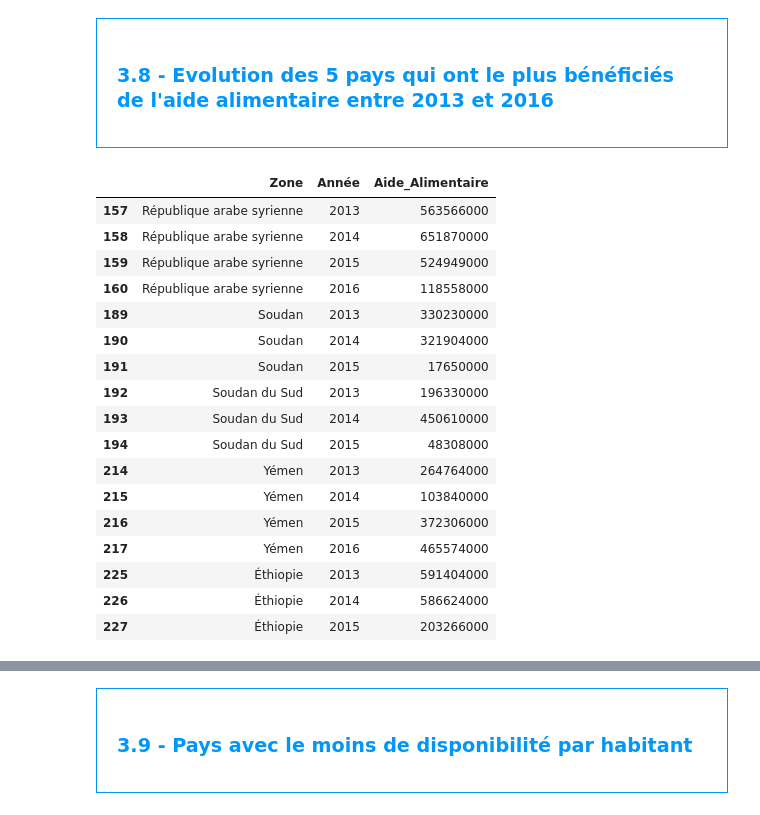
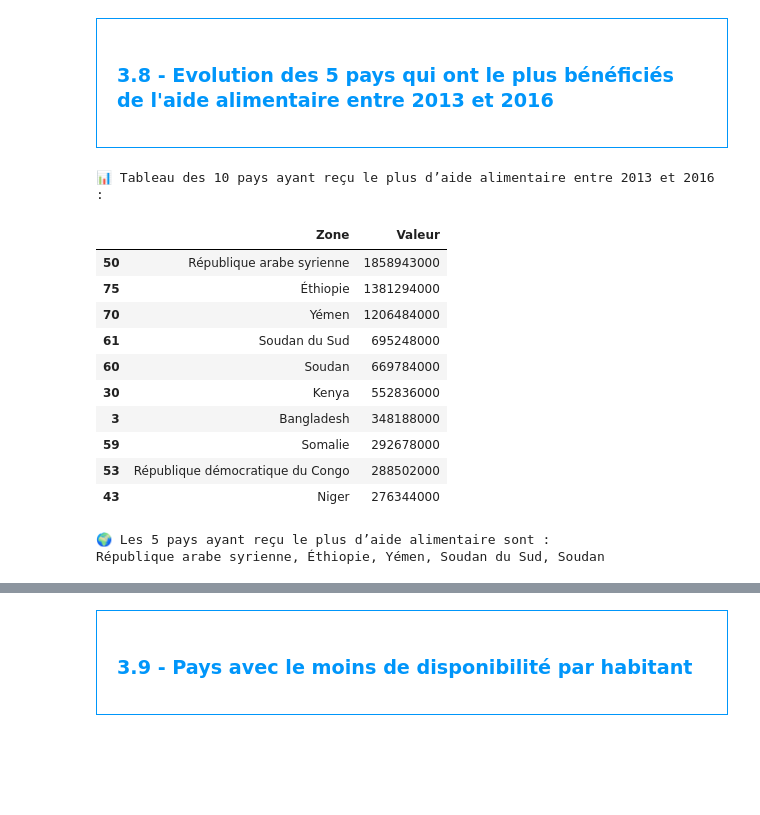
Before and after one commit to Stephane-OC/fao-project, a Jupyter notebook: Food_Security_Analysis_2013_2017.ipynb, the cells around one changed output, grey strips where cells are left out. Cells and saved outputs as stored; diff of their text form; code cells hidden in the pictures; blank space fills up the shorter version.

```diff
--- a/Food_Security_Analysis_2013_2017.ipynb
+++ b/Food_Security_Analysis_2013_2017.ipynb
@@ -765,22 +950,35 @@ cinq_pays_aide = cinq_pays_aide.loc[cinq_pays_aide["Zone"].isin(liste_pays), :]
 # %%
 #Affichage des pays avec l'aide alimentaire par année
 cinq_pays_aide
+
+# Somme de l’aide totale entre 2013 et 2016 par pays
+top_aide = (
+    aide_2013_2016
+    .groupby("Zone", as_index=False)["Valeur"]
+    .sum()
+    .sort_values("Valeur", ascending=False)
+    .head(10)
+)
+
+# Affichage du tableau avant le graphique
+print("📊 Tableau des 10 pays ayant reçu le plus d’aide alimentaire entre 2013 et 2016 :")
+display(top_aide)
+
+# Résumé
+print("🌍 Les 5 pays ayant reçu le plus d’aide alimentaire sont :")
+print(", ".join(top_aide["Zone"].head(5)))
 # %% [output]
+📊 Tableau des 10 pays ayant reçu le plus d’aide alimentaire entre 2013 et 2016 :
-|  | Zone | Année | Aide_Alimentaire |
-| 157 | République arabe syrienne | 2013 | 563566000 |
-| 158 | République arabe syrienne | 2014 | 651870000 |
-| 159 | République arabe syrienne | 2015 | 524949000 |
-| 160 | République arabe syrienne | 2016 | 118558000 |
-| 189 | Soudan | 2013 | 330230000 |
-| 190 | Soudan | 2014 | 321904000 |
-| 191 | Soudan | 2015 | 17650000 |
-| 192 | Soudan du Sud | 2013 | 196330000 |
-| 193 | Soudan du Sud | 2014 | 450610000 |
-| 194 | Soudan du Sud | 2015 | 48308000 |
-| 214 | Yémen | 2013 | 264764000 |
-| 215 | Yémen | 2014 | 103840000 |
-| 216 | Yémen | 2015 | 372306000 |
-| 217 | Yémen | 2016 | 465574000 |
-| 225 | Éthiopie | 2013 | 591404000 |
-| 226 | Éthiopie | 2014 | 586624000 |
-| 227 | Éthiopie | 2015 | 203266000 |
+|  | Zone | Valeur |
+| 50 | République arabe syrienne | 1858943000 |
+| 75 | Éthiopie | 1381294000 |
+| 70 | Yémen | 1206484000 |
+| 61 | Soudan du Sud | 695248000 |
+| 60 | Soudan | 669784000 |
+| 30 | Kenya | 552836000 |
+| 3 | Bangladesh | 348188000 |
+| 59 | Somalie | 292678000 |
+| 53 | République démocratique du Congo | 288502000 |
+| 43 | Niger | 276344000 |
+🌍 Les 5 pays ayant reçu le plus d’aide alimentaire sont :
+République arabe syrienne, Éthiopie, Yémen, Soudan du Sud, Soudan
```
Also changed, not shown: parts of 38 cells of this notebook, 1 other file.
